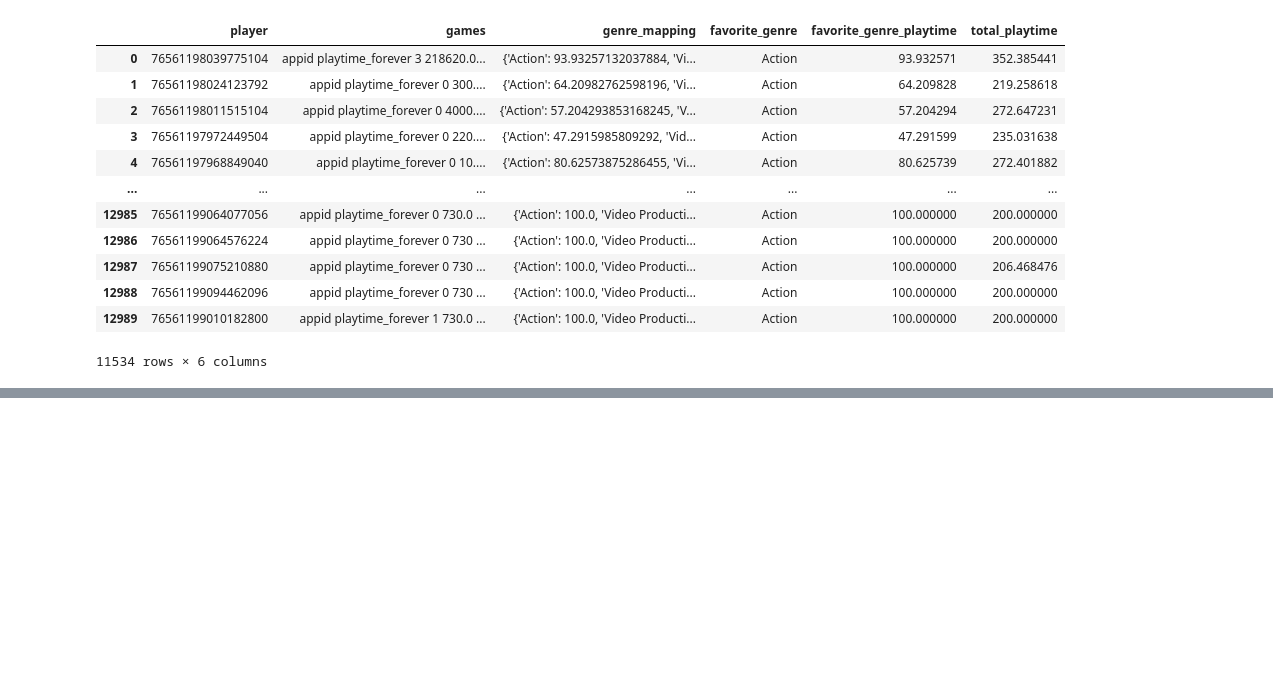
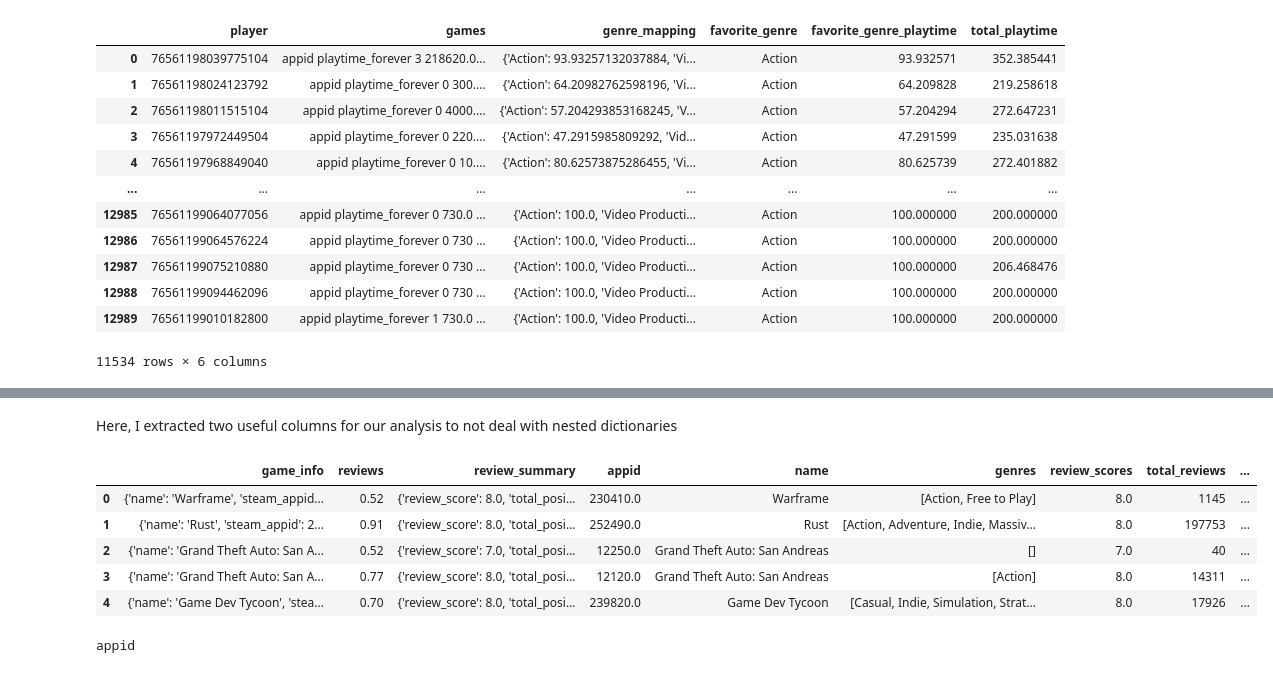
Before and after one commit to Phytolizer/csce320-final-project, a Jupyter notebook: analysis.ipynb, the cells around one changed output, grey strips where cells are left out. Drawn from its saved outputs; the diff is of its cells as text; code cells hidden in the pictures; blank space fills up the shorter version.

Commit message:
trying to look at review vs popularity data

```diff
--- a/analysis.ipynb
+++ b/analysis.ipynb
@@ -218,0 +231,44 @@ plt.scatter(games_copy["total_playtime"], games_copy["favorite_genre_playtime"],
+# %% [markdown]
+Here, I extracted two useful columns for our analysis to not deal with nested dictionaries
+# %%
+review_df = pd.DataFrame()
+review_scores = []
+total_reviews = []
+for review in game_info['review_summary']:
+    if review is None:
+    # print(review['review_score'] is None)
+    # print(review['total_reviews'] is None)
+    # if (review['review_score'] is None or review['total_reviews'] is None):
+        review_scores.append(0)
+        total_reviews.append(0)
+    else:
+        review_scores.append(review['review_score'])
+        total_reviews.append(review['total_reviews'])
+# print(len(total_reviews) == len(game_info['review_summary']))
+game_info['review_score'] = review_scores
+game_info['total_reviews'] = total_reviews
+game_info.head()
+# %% [output]
+|  | game_info | reviews | review_summary | appid | name | genres | review_scores | total_reviews | ... |
+| 0 | {'name': 'Warframe', 'steam_appid... | 0.52 | {'review_score': 8.0, 'total_posi... | 230410.0 | Warframe | [Action, Free to Play] | 8.0 | 1145 | ... |
+| 1 | {'name': 'Rust', 'steam_appid': 2... | 0.91 | {'review_score': 8.0, 'total_posi... | 252490.0 | Rust | [Action, Adventure, Indie, Massiv... | 8.0 | 197753 | ... |
+| 2 | {'name': 'Grand Theft Auto: San A... | 0.52 | {'review_score': 7.0, 'total_posi... | 12250.0 | Grand Theft Auto: San Andreas | [] | 7.0 | 40 | ... |
+| 3 | {'name': 'Grand Theft Auto: San A... | 0.77 | {'review_score': 8.0, 'total_posi... | 12120.0 | Grand Theft Auto: San Andreas | [Action] | 8.0 | 14311 | ... |
+| 4 | {'name': 'Game Dev Tycoon', 'stea... | 0.70 | {'review_score': 8.0, 'total_posi... | 239820.0 | Game Dev Tycoon | [Casual, Indie, Simulation, Strat... | 8.0 | 17926 | ... |
+# %%
+total_playtime = {}
+for game in game_info['appid']:
+    total_playtime[game] = 0
+# print(total_playtime)
+# games['games'][0]
+for game in games['games']:
+    for appid, playtime in game.iteritems():
+        print(str(appid))
+        break
+    break
+        # if appid in total_playtime:
+        #     # print(playtime)
+        #     total_playtime[appid] += playtime
+# print(total_playtime)
+# %% [output]
+appid
```
Also changed, not shown: parts of 6 cells of this notebook.
